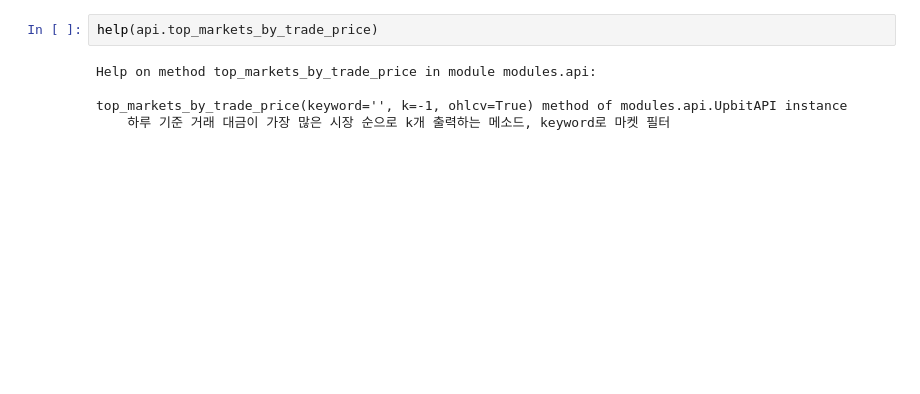
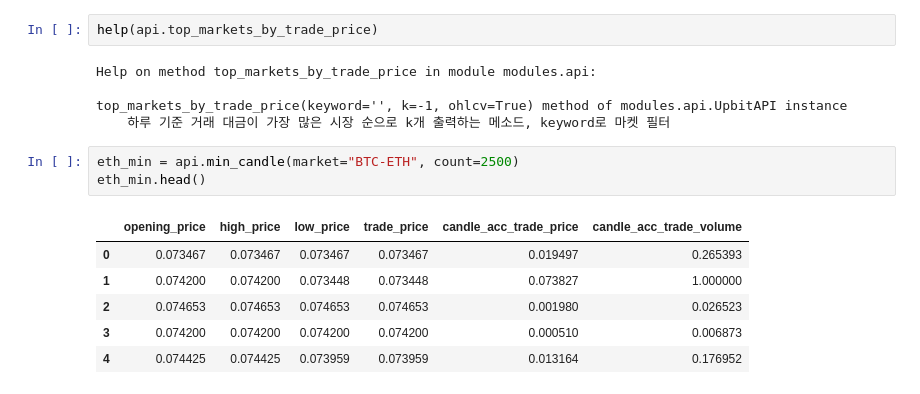
Before and after one commit to Bull-or-Bear-Upbit-Market-Prediction/BoB-Upbitapi, a Jupyter notebook: example.ipynb, the cells around one changed output. Drawn from its saved outputs; the diff is of its cells as text; blank space fills up the shorter version.

```diff
--- a/example.ipynb
+++ b/example.ipynb
@@ -128,3 +125,13 @@ Help on method top_markets_by_trade_price in module modules.api:
 
 top_markets_by_trade_price(keyword='', k=-1, ohlcv=True) method of modules.api.UpbitAPI instance
     하루 기준 거래 대금이 가장 많은 시장 순으로 k개 출력하는 메소드, keyword로 마켓 필터
+# %%
+eth_min = api.min_candle(market="BTC-ETH", count=2500)
+eth_min.head()
+# %% [output]
+|  | opening_price | high_price | low_price | trade_price | candle_acc_trade_price | candle_acc_trade_volume |
+| 0 | 0.073467 | 0.073467 | 0.073467 | 0.073467 | 0.019497 | 0.265393 |
+| 1 | 0.074200 | 0.074200 | 0.073448 | 0.073448 | 0.073827 | 1.000000 |
+| 2 | 0.074653 | 0.074653 | 0.074653 | 0.074653 | 0.001980 | 0.026523 |
+| 3 | 0.074200 | 0.074200 | 0.074200 | 0.074200 | 0.000510 | 0.006873 |
+| 4 | 0.074425 | 0.074425 | 0.073959 | 0.073959 | 0.013164 | 0.176952 |
```
Also changed, not shown: parts of 10 cells of this notebook.
